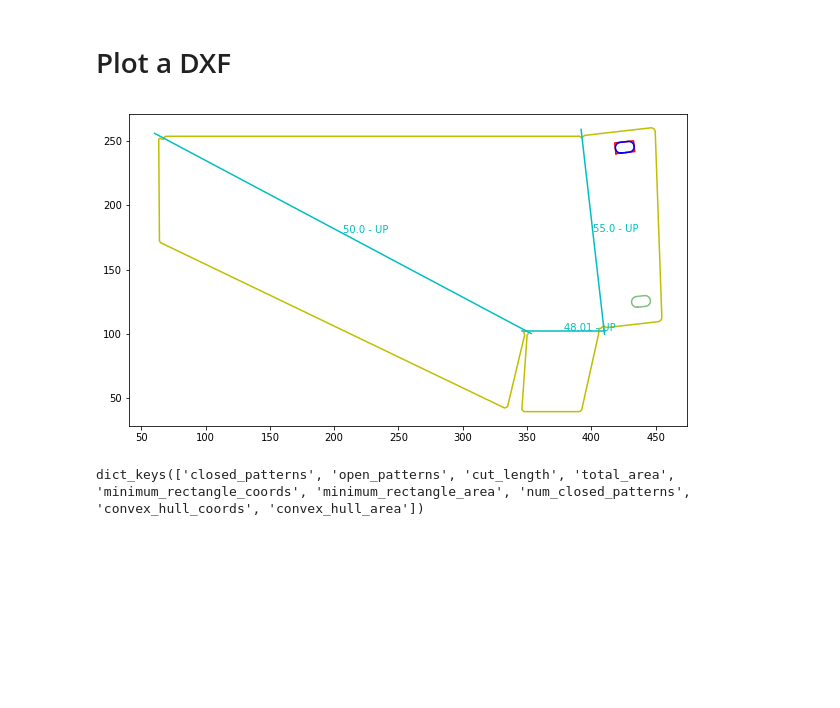
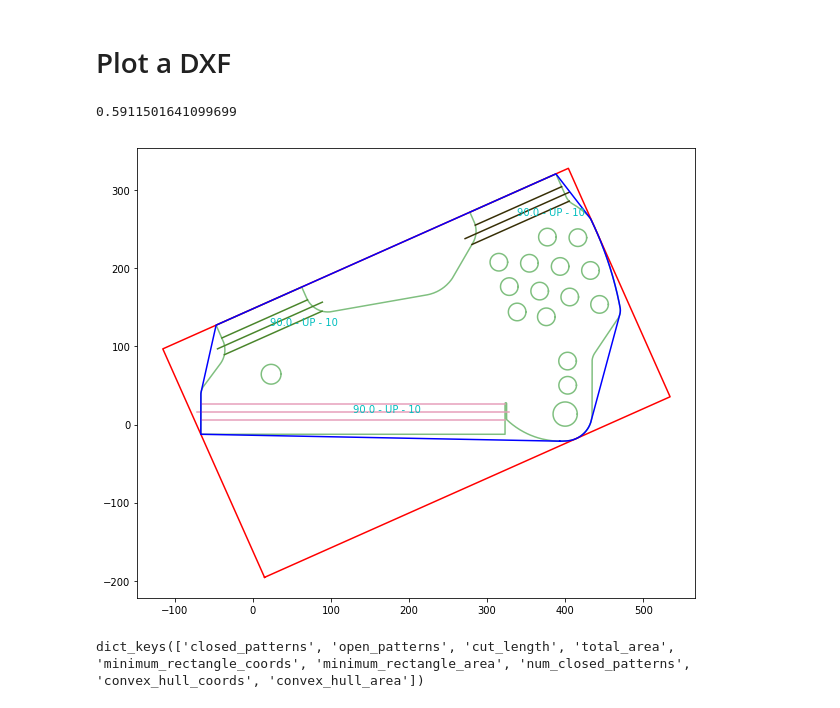
Before and after one commit to rudloffl/sheet-metal-cost-calculator, a Jupyter notebook: Notebooks/A1 - dxf parsing.ipynb, the cells around one changed output. Cells and saved outputs as stored; diff of their text form; code cells hidden in the pictures; blank space fills up the shorter version.

Commit message:
Calculation on bends added

```diff
--- a/Notebooks/A1 - dxf parsing.ipynb
+++ b/Notebooks/A1 - dxf parsing.ipynb
@@ -48,0 +121,4 @@ np.arctan(-1)
+# %%
+a = np.array([0,1,2,3,4])
+mask = a<2
+a[mask]
@@ -55,7 +133,7 @@ https://shapely.readthedocs.io/en/latest/
 # DXF loading
 # %%
 #List of all the dixs in the folder
-dxffolder = os.path.join('/', *os.getcwd().split('/')[:-1], 'Sample', 'DXF')
+dxffolder = os.path.join('/', *os.getcwd().split('/')[:-1], 'Sample')
 dxflist = [os.path.join(dxffolder, file) for file in os.listdir(dxffolder) if file.endswith('.dxf')]
 dxflist
 # %% [output]
@@ -92,7 +157,9 @@ entity_count
 # %%
+dxf = dxfgb.readfile(dxflist[1])
+
 #for element in [element for element in dxf.modelspace()]: #   if element.dxftype == 'MTEXT'
 #for element in [element for element in dxf.modelspace() if element.dxftype == 'MTEXT']: #
-for element in [element for element in dxf.modelspace() if element.linetype == 'CONTINUOUS']:
+for element in [element for element in dxf.modelspace() if element.linetype == 'PHANTOM']:
     #print(np.round(x.start,3))
     print(element)
     #print(element.color)
@@ -474,7 +572,7 @@ class DxfParser():
 # %%
 dxfparser = DxfParser(min_edge_length=.5, roundigexp=2)
 print(dxflist[0])
-details = dxfparser.parse(dxflist[0])
+details = dxfparser.parse(dxflist[4])
 details.keys()
 #details['closed_patterns']
 #details['total_surface']
@@ -497,46 +597,58 @@ len(details['closed_patterns'])
 16
 # %% [markdown]
 # Plot a DXF
+# %%
+np.random.rand()
+# %% [output]
+0.5911501641099699
 # %%
 def plot_dxf(dxfdetails):
     fig = plt.figure(figsize=(10,10))
     ax = fig.add_subplot(111)
     for closedsection in dxfdetails['closed_patterns']:
         poly = Polygon(closedsection)
         x, y = poly.exterior.xy
         plt.plot(x, y, color='g', alpha=0.5)
 
     for opensection in dxfdetails['open_patterns']:
         lines = LineString(opensection)
         x, y = lines.xy
         plt.plot(x, y, color='y', alpha=1)
 
-    for bendlines in dxfdetails['bend_line']:
+    for bendlines, tangents in zip(dxfdetails['bend_line'], dxfdetails['tangents_coords']):
         lines = LineString(bendlines)
+        color = (np.random.rand(),np.random.rand(),np.random.rand())
         x, y = lines.xy
-        plt.plot(x, y, color='c', alpha=1)
+        plt.plot(x, y, color=color)
+        for tangent in tangents:
+            lines = LineString(tangent)
+            x, y = lines.xy
+            plt.plot(x, y, color=color)
 
-    centeraxis = [((x[0,0]+x[1,0])/2, (x[0,1]+x[1,1])/2) for x in dxfdetails['bend_line']]
-    for center, angle, direction in zip(centeraxis, dxfdetails['bend_angle'], dxfdetails['bend_direction'],):
-        ax.text(center[0], center[1], '{} - {}'.format(angle, direction), color='c')
-        pass
+    centeraxis = dxfdetails['bend_center']
+    for center, angle, direction, radius in zip(centeraxis,
+                                               dxfdetails['bend_angle'],
+                                               dxfdetails['bend_direction'],
+                                               dxfdetails['bend_radius']):
+        ax.text(center[0], center[1], '{} - {} - {}'.format(angle, direction, radius), color='c')
+
 
     poly = Polygon(dxfdetails['minimum_rectangle_coords'])
     x, y = poly.exterior.xy
     plt.plot(x, y, color='r')
 
     poly = Polygon(dxfdetails['convex_hull_coords'])
     x, y = poly.exterior.xy
     plt.plot(x, y, color='b')
 
     ax.set_aspect('equal')
     #ax.set_xlim([345,355])
     #ax.set_ylim([95,105])
     plt.show()
 
 plot_dxf(details)
 # %% [output]
-[figure, old version]
+[figure, new version]
 # %%
 details.keys()
 # %% [output]
```
Also changed, not shown: parts of 25 cells of this notebook.
